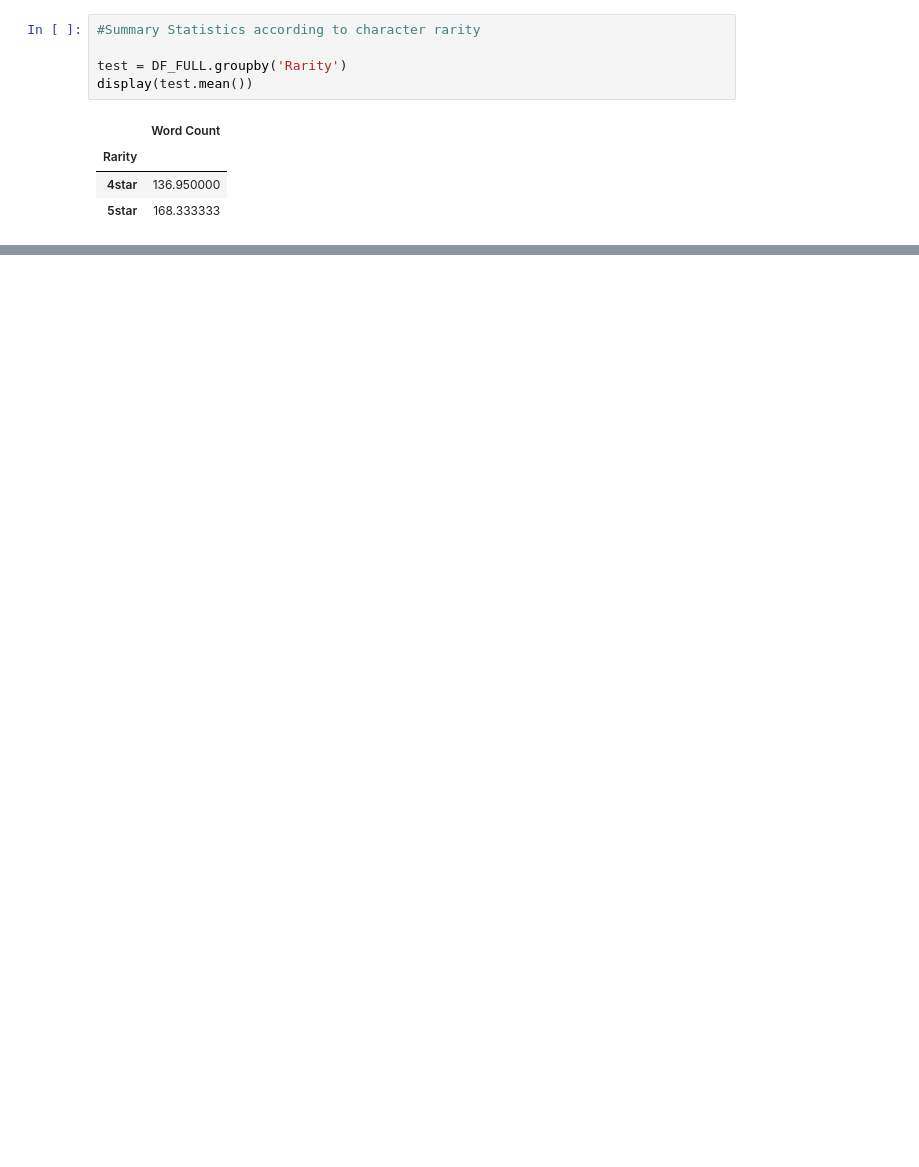
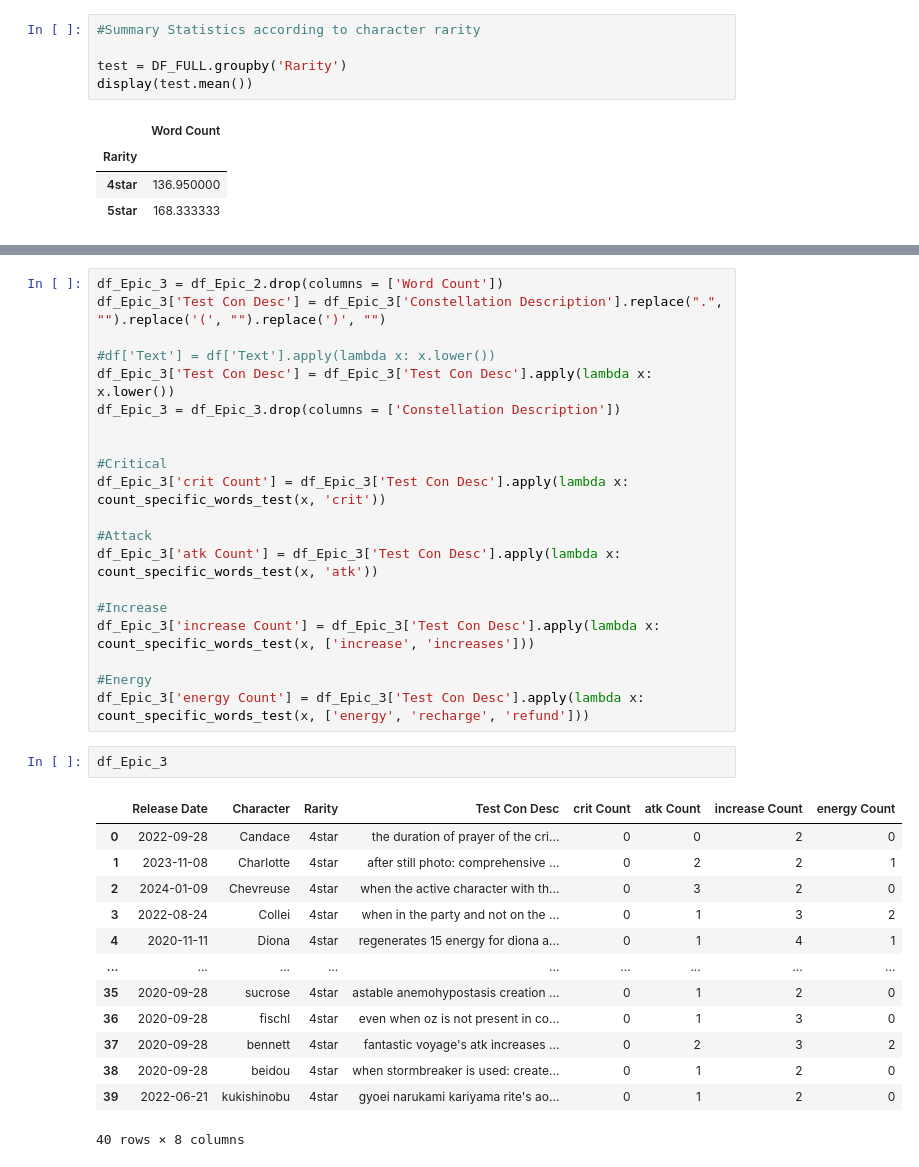
Before and after one commit to igntobias/BEE2041_Project, a Jupyter notebook: BEE_2041_Project_File_Function1_Fixing.ipynb, the cells around one changed output, grey strips where cells are left out. Saved outputs shown, nothing was run; the diff lists cells and outputs as text; blank space fills up the shorter version.

```diff
--- a/BEE_2041_Project_File_Function1_Fixing.ipynb
+++ b/BEE_2041_Project_File_Function1_Fixing.ipynb
@@ -653,0 +583,36 @@ testing4
+# %%
+df_Epic_3 = df_Epic_2.drop(columns = ['Word Count'])
+df_Epic_3['Test Con Desc'] = df_Epic_3['Constellation Description'].replace(".", "").replace('(', "").replace(')', "")
+
+#df['Text'] = df['Text'].apply(lambda x: x.lower())
+df_Epic_3['Test Con Desc'] = df_Epic_3['Test Con Desc'].apply(lambda x: x.lower())
+df_Epic_3 = df_Epic_3.drop(columns = ['Constellation Description'])
+
+
+#Critical
+df_Epic_3['crit Count'] = df_Epic_3['Test Con Desc'].apply(lambda x: count_specific_words_test(x, 'crit'))
+
+#Attack
+df_Epic_3['atk Count'] = df_Epic_3['Test Con Desc'].apply(lambda x: count_specific_words_test(x, 'atk'))
+
+#Increase
+df_Epic_3['increase Count'] = df_Epic_3['Test Con Desc'].apply(lambda x: count_specific_words_test(x, ['increase', 'increases']))
+
+#Energy
+df_Epic_3['energy Count'] = df_Epic_3['Test Con Desc'].apply(lambda x: count_specific_words_test(x, ['energy', 'recharge', 'refund']))
+# %%
+df_Epic_3
+# %% [output]
+|  | Release Date | Character | Rarity | Test Con Desc | crit Count | atk Count | increase Count | energy Count |
+| 0 | 2022-09-28 | Candace | 4star | the duration of prayer of the cri... | 0 | 0 | 2 | 0 |
+| 1 | 2023-11-08 | Charlotte | 4star | after still photo: comprehensive ... | 0 | 2 | 2 | 1 |
+| 2 | 2024-01-09 | Chevreuse | 4star | when the active character with th... | 0 | 3 | 2 | 0 |
+| 3 | 2022-08-24 | Collei | 4star | when in the party and not on the ... | 0 | 1 | 3 | 2 |
+| 4 | 2020-11-11 | Diona | 4star | regenerates 15 energy for diona a... | 0 | 1 | 4 | 1 |
+| ... | ... | ... | ... | ... | ... | ... | ... | ... |
+| 35 | 2020-09-28 | sucrose | 4star | astable anemohypostasis creation ... | 0 | 1 | 2 | 0 |
+| 36 | 2020-09-28 | fischl | 4star | even when oz is not present in co... | 0 | 1 | 3 | 0 |
+| 37 | 2020-09-28 | bennett | 4star | fantastic voyage's atk increases ... | 0 | 2 | 3 | 2 |
+| 38 | 2020-09-28 | beidou | 4star | when stormbreaker is used: create... | 0 | 1 | 2 | 0 |
+| 39 | 2022-06-21 | kukishinobu | 4star | gyoei narukami kariyama rite's ao... | 0 | 1 | 2 | 0 |
+40 rows × 8 columns
```
Also changed, not shown: parts of 50 cells of this notebook.
